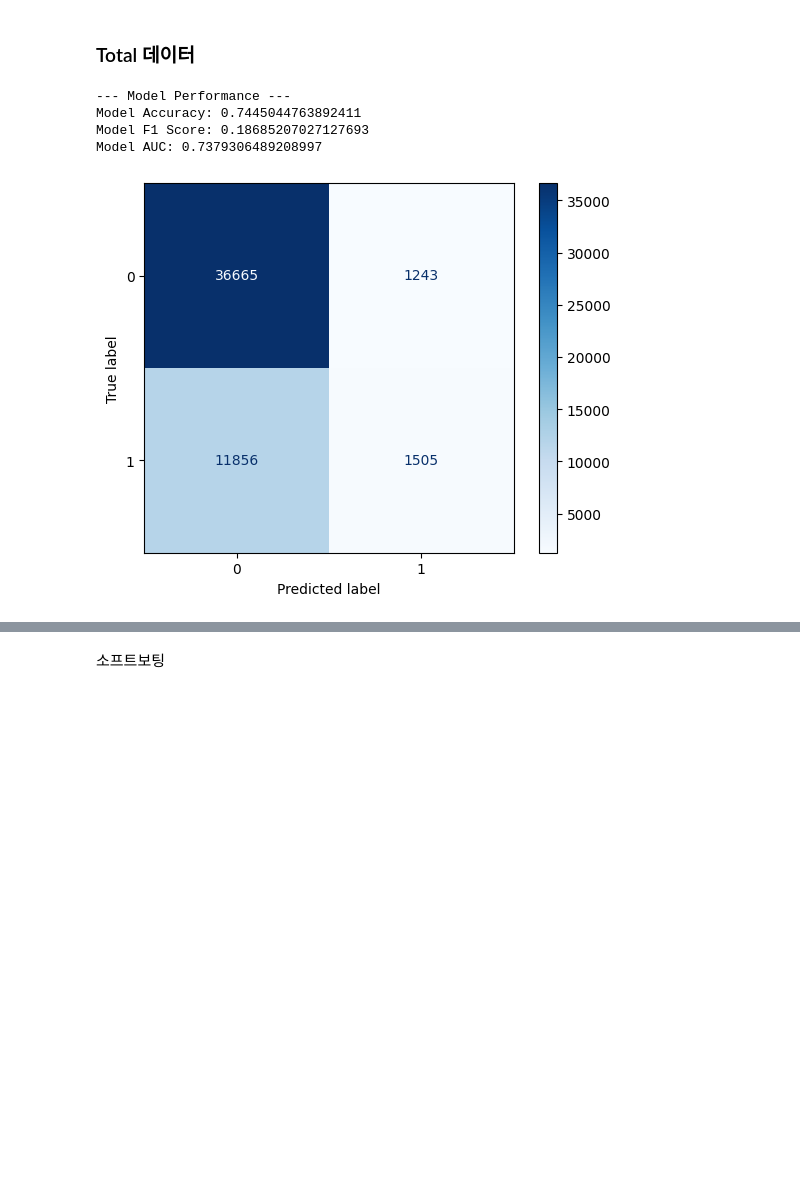
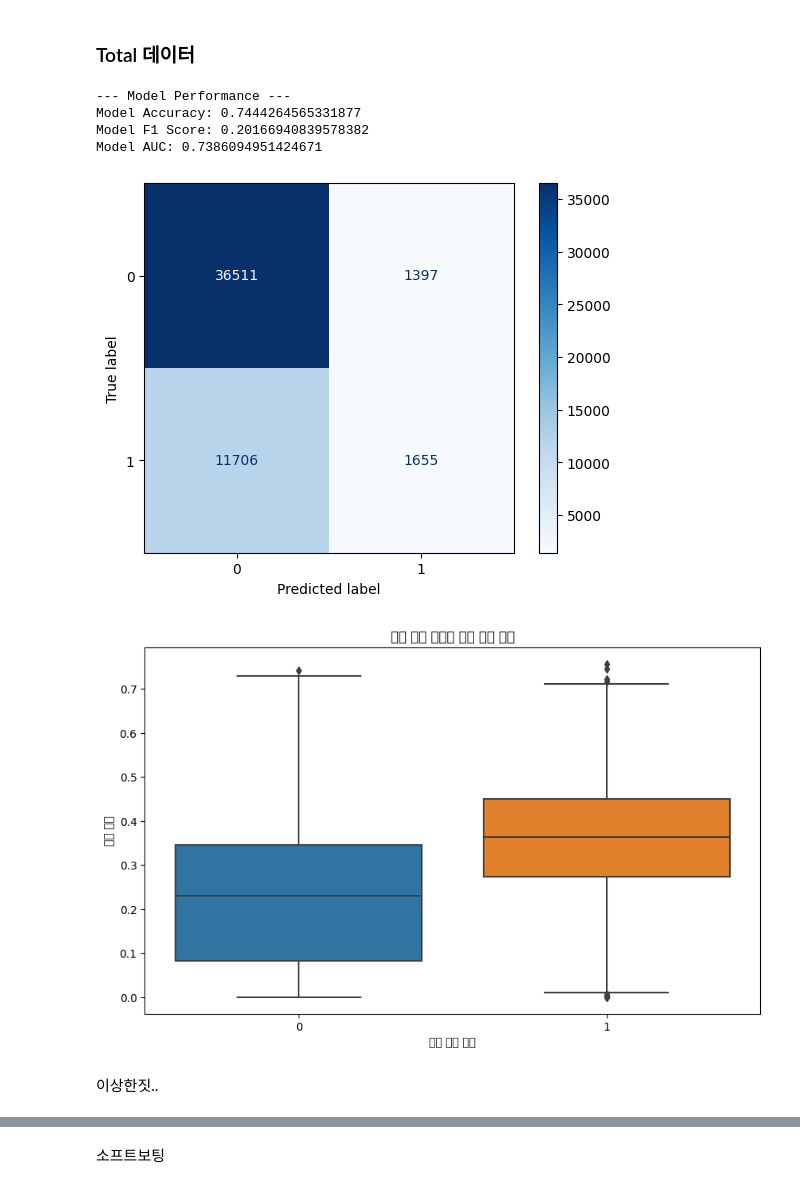
Before and after one commit to BaekJunehong/LG_Aimers_6th, a Jupyter notebook: code/code24_Modeling copy.ipynb, the cells around one changed output, grey strips where cells are left out. Saved outputs shown, nothing was run; the diff lists cells and outputs as text; code cells hidden in the pictures; blank space fills up the shorter version.

```diff
--- a/code/code24_Modeling copy.ipynb
+++ b/code/code24_Modeling copy.ipynb
@@ -322,51 +319,67 @@ Model AUC: 0.7418487547231275
 import lightgbm as lgb
 from sklearn.metrics import accuracy_score, f1_score, roc_auc_score, confusion_matrix, ConfusionMatrixDisplay
 import matplotlib.pyplot as plt
+import seaborn as sns
+import pandas as pd
 
 # 모델 초기화
 Total_model = lgb.LGBMClassifier(
-    n_estimators=5471,  # 트리의 개수 (부스팅 반복 횟수)
-    num_leaves=13,  # 하나의 트리가 가질 수 있는 최대 리프 노드 수
-    max_depth=279,  # 트리의 최대 깊이 (-1이면 제한 없음)
-    learning_rate=0.007075124517450591,  # 학습률 (0과 1 사이의 값)
-    min_child_samples=26,  # 리프 노드가 되기 위한 최소한의 데이터 수
-    subsample=0.29772991936701476,  # 각 트리를 학습할 때 사용하는 데이터 샘플링 비율
-    colsample_bytree=0.8913054521763838,  # 각 트리를 학습할 때 사용하는 피처 샘플링 비율
-    reg_alpha=0.0004860363321690653,  # L1 정규화 (Lasso) 계수
-    reg_lambda=311.08056657247363,  # L2 정규화 (Ridge) 계수
-    min_split_gain=0.18214905183450955,  # 노드를 분할하기 위한 최소 손실 감소 값
+    n_estimators=2512,  # 트리의 개수 (부스팅 반복 횟수)
+    num_leaves=21,  # 하나의 트리가 가질 수 있는 최대 리프 노드 수
+    max_depth=200,  # 트리의 최대 깊이 (-1이면 제한 없음)
+    learning_rate=0.02523215966126037,  # 학습률 (0과 1 사이의 값)
+    min_child_samples=40,  # 리프 노드가 되기 위한 최소한의 데이터 수
+    subsample=0.3590277144991599,  # 각 트리를 학습할 때 사용하는 데이터 샘플링 비율
+    colsample_bytree=0.33004567681069225,  # 각 트리를 학습할 때 사용하는 피처 샘플링 비율
+    reg_alpha=9.81401425129951,  # L1 정규화 (Lasso) 계수
+    reg_lambda=0.010624472339910946,  # L2 정규화 (Ridge) 계수
+    min_split_gain=0.015521388259179621,  # 노드를 분할하기 위한 최소 손실 감소 값
     random_state=42,  # 랜덤 시드 값 (재현성을 위해 설정)
     boosting_type='gbdt',  # 부스팅 유형 ('gbdt', 'dart', 'goss', 'rf' 중 하나)
     verbose=-1  # 학습 과정의 출력을 제어 (음수이면 출력을 억제)
 )
 
 # 모델 학습
 Total_model.fit(Total_X_train, Total_y_train)
 
 # 예측
 y_pred = Total_model.predict(Total_X_test)
-y_pred_proba = Total_model.predict_proba(Total_X_test)[:, 1]
+y_pred_proba_B = Total_model.predict_proba(Total_X_test)[:, 1]
 
 # 평가
 accuracy = accuracy_score(Total_y_test, y_pred)
 f1 = f1_score(Total_y_test, y_pred)
-auc = roc_auc_score(Total_y_test, y_pred_proba)
+auc = roc_auc_score(Total_y_test, y_pred_proba_B)
 cm = confusion_matrix(Total_y_test, y_pred)
 
 # 결과 출력
 print()
 print("--- Model Performance ---")
 print(f"Model Accuracy: {accuracy}")
 print(f"Model F1 Score: {f1}")
 print(f"Model AUC: {auc}")
 
 # 혼동 행렬 출력
 disp = ConfusionMatrixDisplay(confusion_matrix=cm, display_labels=Total_model.classes_)
 disp.plot(cmap=plt.cm.Blues)
 plt.show()
+
+# y_pred_proba_B를 임신_성공_여부에 따라 박스플롯으로 출력
+result_df = pd.DataFrame({'임신_성공_여부': Total_y_test, '예측_확률': y_pred_proba_B})
+
+# 박스플롯 출력
+plt.figure(figsize=(10, 6))
+sns.boxplot(x='임신_성공_여부', y='예측_확률', data=result_df)
+plt.title('임신 성공 여부에 따른 예측 확률')
+plt.xlabel('임신 성공 여부')
+plt.ylabel('예측 확률')
+plt.show()
 # %% [output]
 --- Model Performance ---
-Model Accuracy: 0.7445044763892411
-Model F1 Score: 0.18685207027127693
-Model AUC: 0.7379306489208997
+Model Accuracy: 0.7444264565331877
+Model F1 Score: 0.20166940839578382
+Model AUC: 0.7386094951424671
 [figure]
+[figure, added]
+# %% [markdown]
+이상한짓..
```
Also changed, not shown: parts of 7 cells of this notebook, 2 other files.
